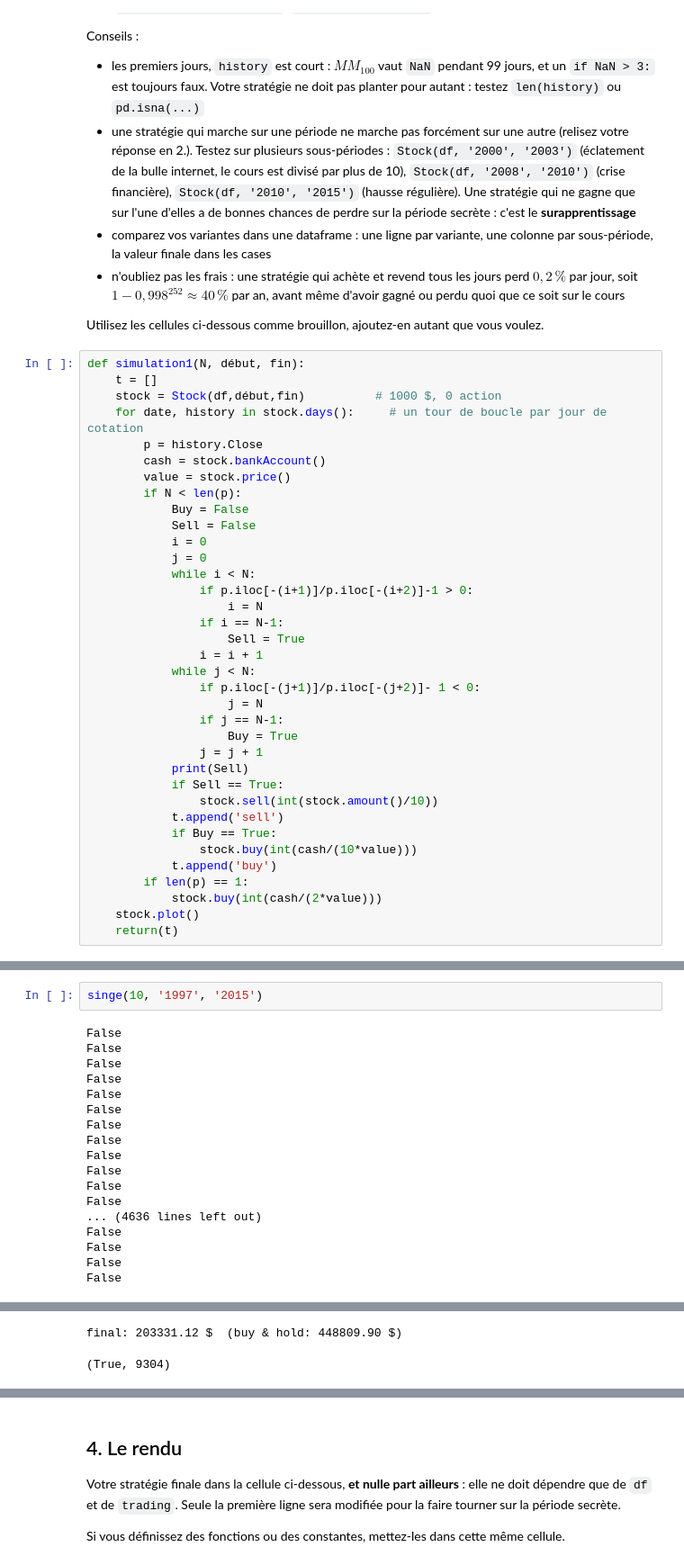
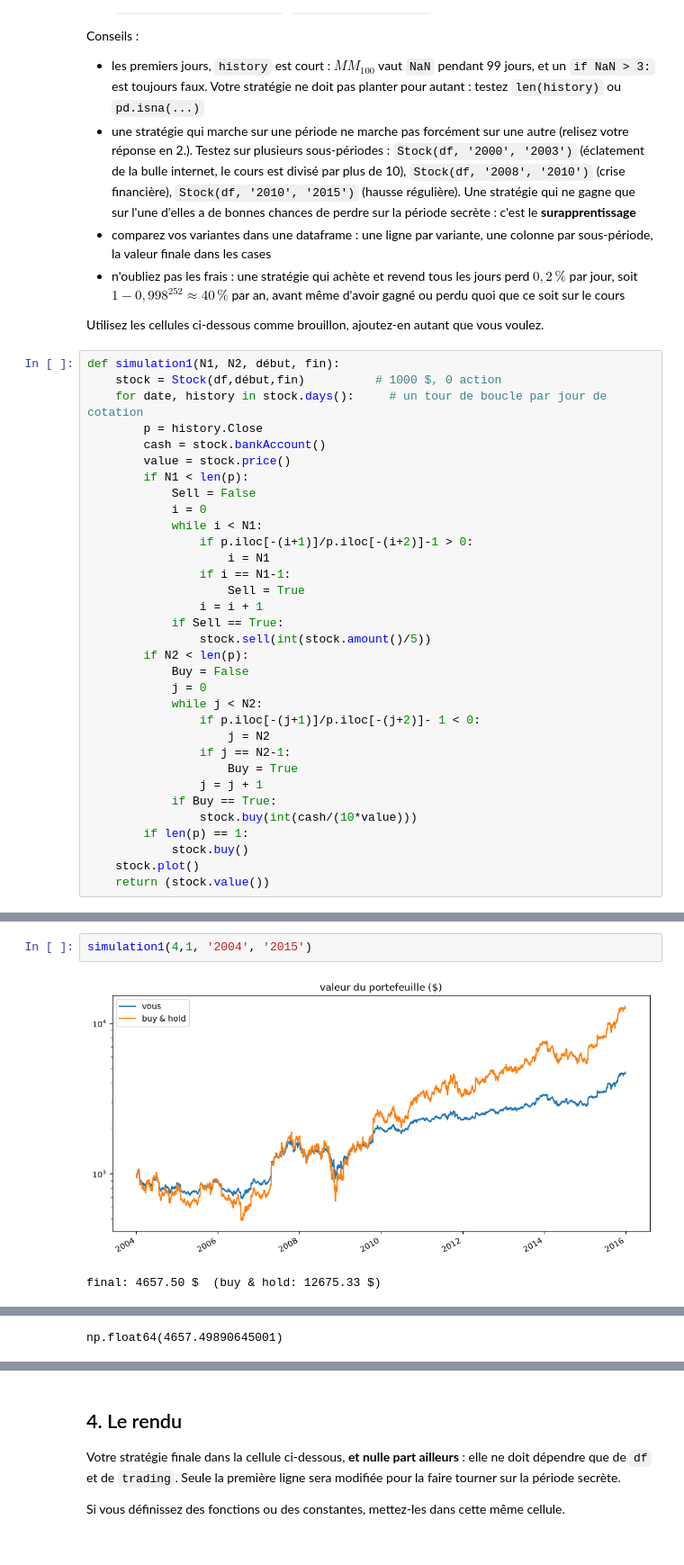
Before and after one commit to SIMVIA-lucas-sovre/projet-trading-pandas, a Jupyter notebook: groupe-7.ipynb, the cells around one changed output, grey strips where cells are left out. Shown at 90% size. Drawn from its saved outputs; the diff is of its cells as text.

Commit message:
Version finale

```diff
--- a/groupe-7.ipynb
+++ b/groupe-7.ipynb
@@ -303,41 +317,38 @@ Conseils :
 
 Utilisez les cellules ci-dessous comme brouillon, ajoutez-en autant que vous voulez.
 # %%
-def simulation1(N, début, fin):
-    t = []
+def simulation1(N1, N2, début, fin):
     stock = Stock(df,début,fin)          # 1000 $, 0 action
     for date, history in stock.days():     # un tour de boucle par jour de cotation
         p = history.Close
         cash = stock.bankAccount()
         value = stock.price()
-        if N < len(p):
-            Buy = False
+        if N1 < len(p):
             Sell = False
             i = 0
-            j = 0
-            while i < N:
+            while i < N1:
                 if p.iloc[-(i+1)]/p.iloc[-(i+2)]-1 > 0:
-                    i = N
-                if i == N-1:
+                    i = N1
+                if i == N1-1:
                     Sell = True
                 i = i + 1
-            while j < N:
+            if Sell == True:
+                stock.sell(int(stock.amount()/5))
+        if N2 < len(p):
+            Buy = False
+            j = 0
+            while j < N2:
                 if p.iloc[-(j+1)]/p.iloc[-(j+2)]- 1 < 0:
-                    j = N
-                if j == N-1:
+                    j = N2
+                if j == N2-1:
                     Buy = True
                 j = j + 1
-            print(Sell)
-            if Sell == True:
-                stock.sell(int(stock.amount()/10))
-            t.append('sell')
             if Buy == True:
                 stock.buy(int(cash/(10*value)))
-            t.append('buy')
         if len(p) == 1:
-            stock.buy(int(cash/(2*value)))
+            stock.buy()
     stock.plot()
-    return(t)
+    return (stock.value())
 # %%
 def singe(N, début, fin):
     t = simulation1(N, début, fin)
@@ -351,20 +362,5 @@ def singe(N, début, fin):
 # %%
-singe(10, '1997', '2015')
+simulation1(4,1, '2004', '2015')
 # %% [output]
+[figure, new version]
-False
-False
-False
-False
-False
-False
-False
-False
-False
-False
-False
-False
-... (4636 lines left out)
-False
-False
-False
-False
+final: 4657.50 $  (buy & hold: 12675.33 $)
@@ -372,5 +367,4 @@ False
-final: 203331.12 $  (buy & hold: 448809.90 $)
+np.float64(4657.49890645001)
-(True, 9304)
 # %%
 print(simulation1(49,49,'1997', '2015'))
 print(simulation1(50,50,'1997', '2015'))
```
Also changed, not shown: parts of 9 cells of this notebook.
